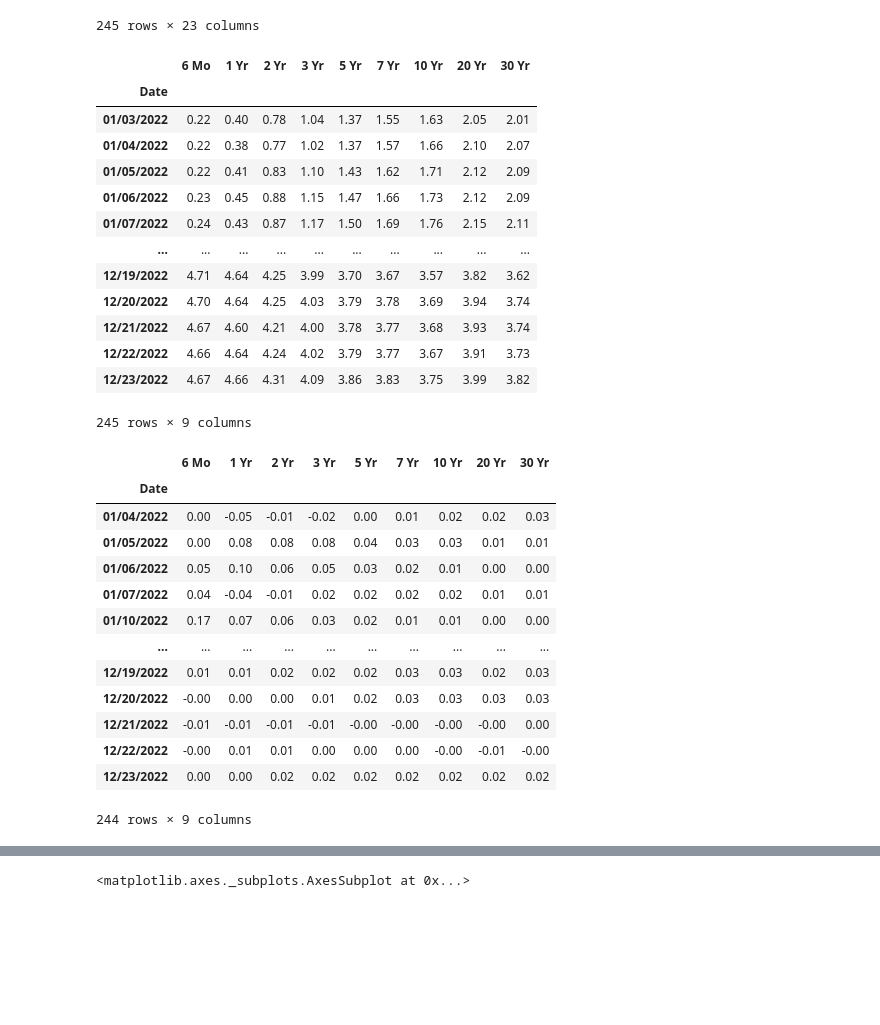
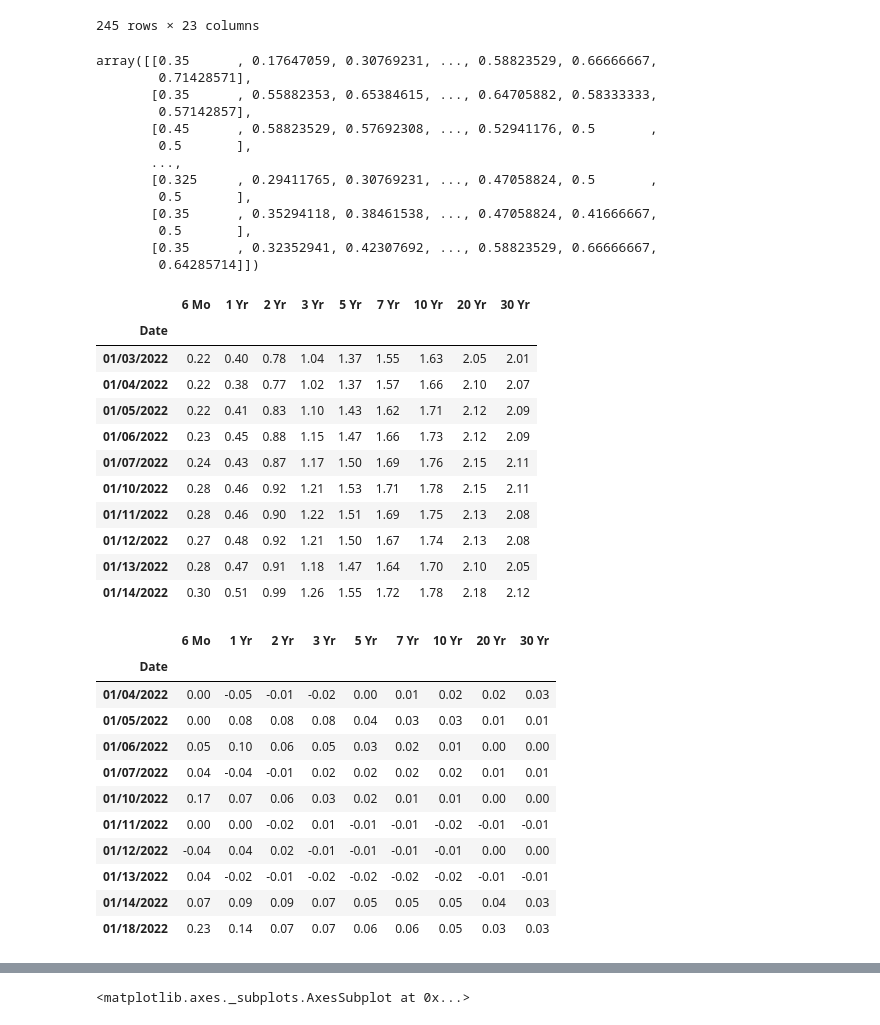
Before and after one commit to AMAYadav/PROJECTS-, a Jupyter notebook: market_risk_01_pca.ipynb, the cells around one changed output, grey strips where cells are left out. Drawn from its saved outputs; the diff is of its cells as text; code cells hidden in the pictures; blank space fills up the shorter version.

```diff
--- a/market_risk_01_pca.ipynb
+++ b/market_risk_01_pca.ipynb
@@ -26,28 +26,42 @@ data
 | 243 | 12/22/2022 | NaN | NaN | NaN | NaN | NaN | ... |
 | 244 | 12/23/2022 | NaN | NaN | NaN | NaN | NaN | ... |
 245 rows × 23 columns
+# %%
+x
+# %% [output]
+array([[0.35      , 0.17647059, 0.30769231, ..., 0.58823529, 0.66666667,
+        0.71428571],
+       [0.35      , 0.55882353, 0.65384615, ..., 0.64705882, 0.58333333,
+        0.57142857],
+       [0.45      , 0.58823529, 0.57692308, ..., 0.52941176, 0.5       ,
+        0.5       ],
+       ...,
+       [0.325     , 0.29411765, 0.30769231, ..., 0.47058824, 0.5       ,
+        0.5       ],
+       [0.35      , 0.35294118, 0.38461538, ..., 0.47058824, 0.41666667,
+        0.5       ],
+       [0.35      , 0.32352941, 0.42307692, ..., 0.58823529, 0.66666667,
+        0.64285714]])
 # %%
 # data[['Date', '1 Mo', '2 Mo', '3 Mo', '6 Mo', '1 Yr', '2 Yr', '3 Yr', '5 Yr','7 Yr', '10 Yr', '20 Yr', '30 Yr']]
 df=data[['Date', '6 Mo', '1 Yr', '2 Yr', '3 Yr', '5 Yr','7 Yr', '10 Yr', '20 Yr', '30 Yr']].set_index('Date')
-df
+df.head(10)
 # %% [output]
 |  | 6 Mo | 1 Yr | 2 Yr | 3 Yr | 5 Yr | 7 Yr | 10 Yr | 20 Yr | 30 Yr |
 | Date |  |  |  |  |  |  |  |  |  |
 | 01/03/2022 | 0.22 | 0.40 | 0.78 | 1.04 | 1.37 | 1.55 | 1.63 | 2.05 | 2.01 |
 | 01/04/2022 | 0.22 | 0.38 | 0.77 | 1.02 | 1.37 | 1.57 | 1.66 | 2.10 | 2.07 |
 | 01/05/2022 | 0.22 | 0.41 | 0.83 | 1.10 | 1.43 | 1.62 | 1.71 | 2.12 | 2.09 |
 | 01/06/2022 | 0.23 | 0.45 | 0.88 | 1.15 | 1.47 | 1.66 | 1.73 | 2.12 | 2.09 |
 | 01/07/2022 | 0.24 | 0.43 | 0.87 | 1.17 | 1.50 | 1.69 | 1.76 | 2.15 | 2.11 |
-| ... | ... | ... | ... | ... | ... | ... | ... | ... | ... |
-| 12/19/2022 | 4.71 | 4.64 | 4.25 | 3.99 | 3.70 | 3.67 | 3.57 | 3.82 | 3.62 |
-| 12/20/2022 | 4.70 | 4.64 | 4.25 | 4.03 | 3.79 | 3.78 | 3.69 | 3.94 | 3.74 |
-| 12/21/2022 | 4.67 | 4.60 | 4.21 | 4.00 | 3.78 | 3.77 | 3.68 | 3.93 | 3.74 |
-| 12/22/2022 | 4.66 | 4.64 | 4.24 | 4.02 | 3.79 | 3.77 | 3.67 | 3.91 | 3.73 |
-| 12/23/2022 | 4.67 | 4.66 | 4.31 | 4.09 | 3.86 | 3.83 | 3.75 | 3.99 | 3.82 |
+| 01/10/2022 | 0.28 | 0.46 | 0.92 | 1.21 | 1.53 | 1.71 | 1.78 | 2.15 | 2.11 |
+| 01/11/2022 | 0.28 | 0.46 | 0.90 | 1.22 | 1.51 | 1.69 | 1.75 | 2.13 | 2.08 |
+| 01/12/2022 | 0.27 | 0.48 | 0.92 | 1.21 | 1.50 | 1.67 | 1.74 | 2.13 | 2.08 |
+| 01/13/2022 | 0.28 | 0.47 | 0.91 | 1.18 | 1.47 | 1.64 | 1.70 | 2.10 | 2.05 |
+| 01/14/2022 | 0.30 | 0.51 | 0.99 | 1.26 | 1.55 | 1.72 | 1.78 | 2.18 | 2.12 |
-245 rows × 9 columns
 # %%
 effective_returns=df.pct_change(1).round(2)[1:]
-effective_returns
+effective_returns.head(10)
 # %% [output]
 |  | 6 Mo | 1 Yr | 2 Yr | 3 Yr | 5 Yr | 7 Yr | 10 Yr | 20 Yr | 30 Yr |
 | Date |  |  |  |  |  |  |  |  |  |
@@ -56,12 +70,10 @@ effective_returns
 | 01/06/2022 | 0.05 | 0.10 | 0.06 | 0.05 | 0.03 | 0.02 | 0.01 | 0.00 | 0.00 |
 | 01/07/2022 | 0.04 | -0.04 | -0.01 | 0.02 | 0.02 | 0.02 | 0.02 | 0.01 | 0.01 |
 | 01/10/2022 | 0.17 | 0.07 | 0.06 | 0.03 | 0.02 | 0.01 | 0.01 | 0.00 | 0.00 |
-| ... | ... | ... | ... | ... | ... | ... | ... | ... | ... |
-| 12/19/2022 | 0.01 | 0.01 | 0.02 | 0.02 | 0.02 | 0.03 | 0.03 | 0.02 | 0.03 |
-| 12/20/2022 | -0.00 | 0.00 | 0.00 | 0.01 | 0.02 | 0.03 | 0.03 | 0.03 | 0.03 |
-| 12/21/2022 | -0.01 | -0.01 | -0.01 | -0.01 | -0.00 | -0.00 | -0.00 | -0.00 | 0.00 |
-| 12/22/2022 | -0.00 | 0.01 | 0.01 | 0.00 | 0.00 | 0.00 | -0.00 | -0.01 | -0.00 |
-| 12/23/2022 | 0.00 | 0.00 | 0.02 | 0.02 | 0.02 | 0.02 | 0.02 | 0.02 | 0.02 |
+| 01/11/2022 | 0.00 | 0.00 | -0.02 | 0.01 | -0.01 | -0.01 | -0.02 | -0.01 | -0.01 |
+| 01/12/2022 | -0.04 | 0.04 | 0.02 | -0.01 | -0.01 | -0.01 | -0.01 | 0.00 | 0.00 |
+| 01/13/2022 | 0.04 | -0.02 | -0.01 | -0.02 | -0.02 | -0.02 | -0.02 | -0.01 | -0.01 |
+| 01/14/2022 | 0.07 | 0.09 | 0.09 | 0.07 | 0.05 | 0.05 | 0.05 | 0.04 | 0.03 |
+| 01/18/2022 | 0.23 | 0.14 | 0.07 | 0.07 | 0.06 | 0.06 | 0.05 | 0.03 | 0.03 |
-244 rows × 9 columns
 # %%
 log_returns=np.log(df/df.shift(1)).round(2)[1:]
```
Also changed, not shown: parts of 4 cells of this notebook.
